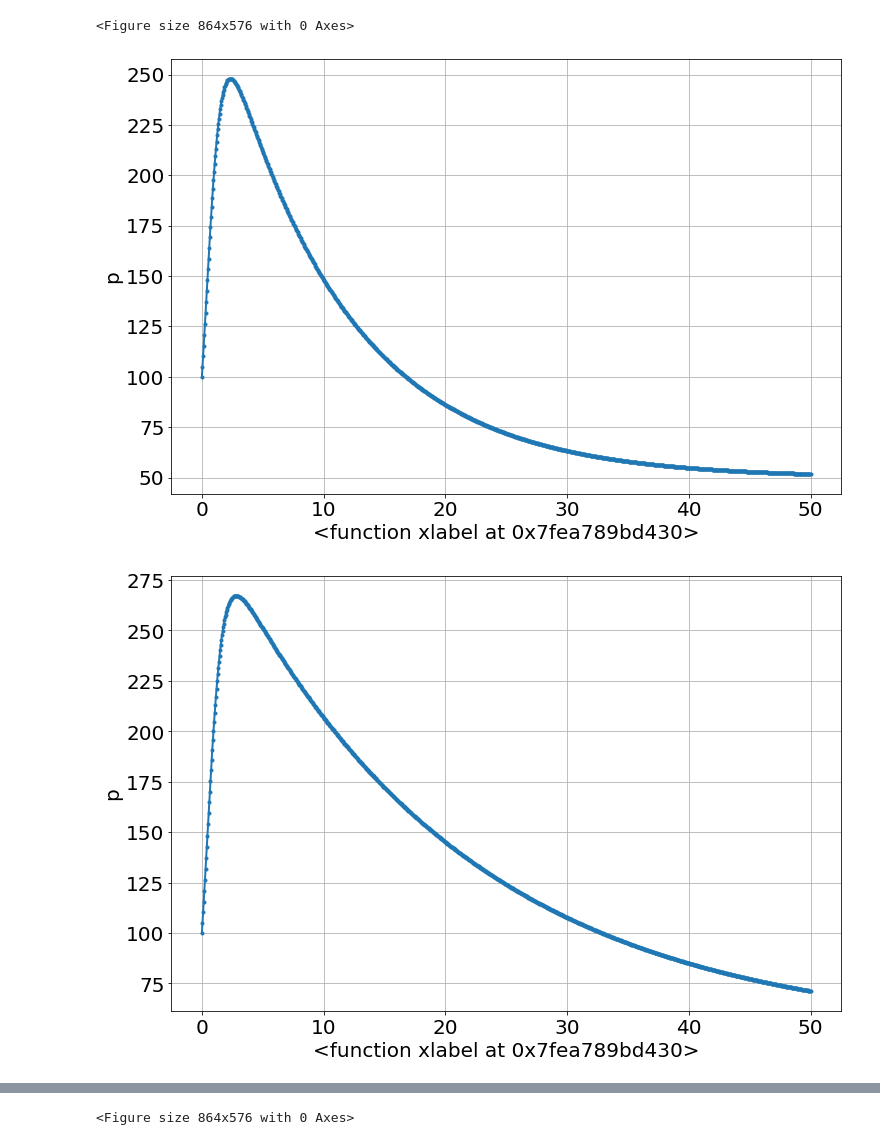
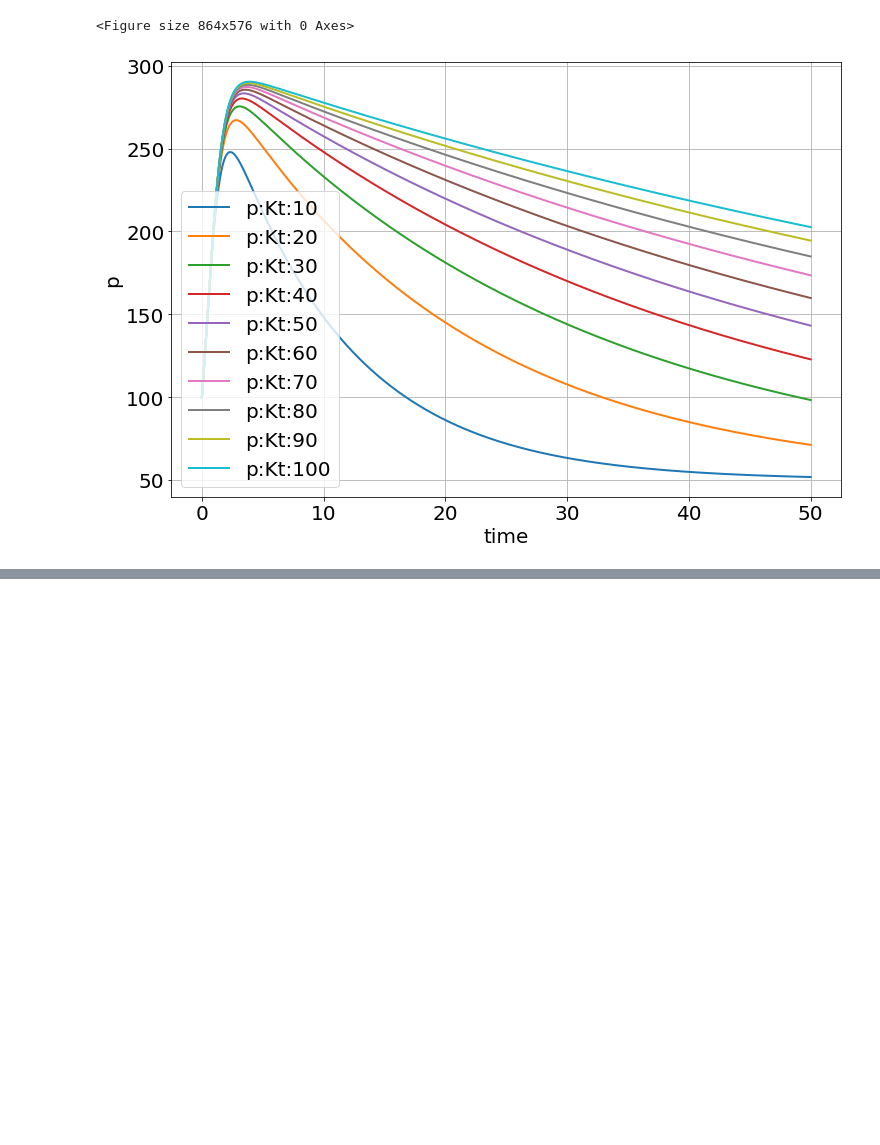
Before and after one commit to bblais/pyndamics3, a Jupyter notebook: 00_core.ipynb, the cells around one changed output, grey strips where cells are left out. Cells and saved outputs as stored; diff of their text form; code cells hidden in the pictures; blank space fills up the shorter version.

Commit message:
added/fixed explore parameters

```diff
--- a/00_core.ipynb
+++ b/00_core.ipynb
@@ -1757,7 +1714,6 @@ sim.run(0,50)
 [figure]
 <Figure size 864x576 with 0 Axes>
 # %%
-results=explore_parameters(sim,50,Kt=linspace(10,100,10))
+explore_parameters(sim,Kt=linspace(10,100,10))
 # %% [output]
-[figure, old version]
+[figure, new version]
-[figure, removed]
@@ -1772 +1719,0 @@ results=explore_parameters(sim,50,Kt=linspace(10,100,10))
-<Figure size 864x576 with 0 Axes>
```
Also changed, not shown: parts of 8 cells of this notebook, 5 other files.
